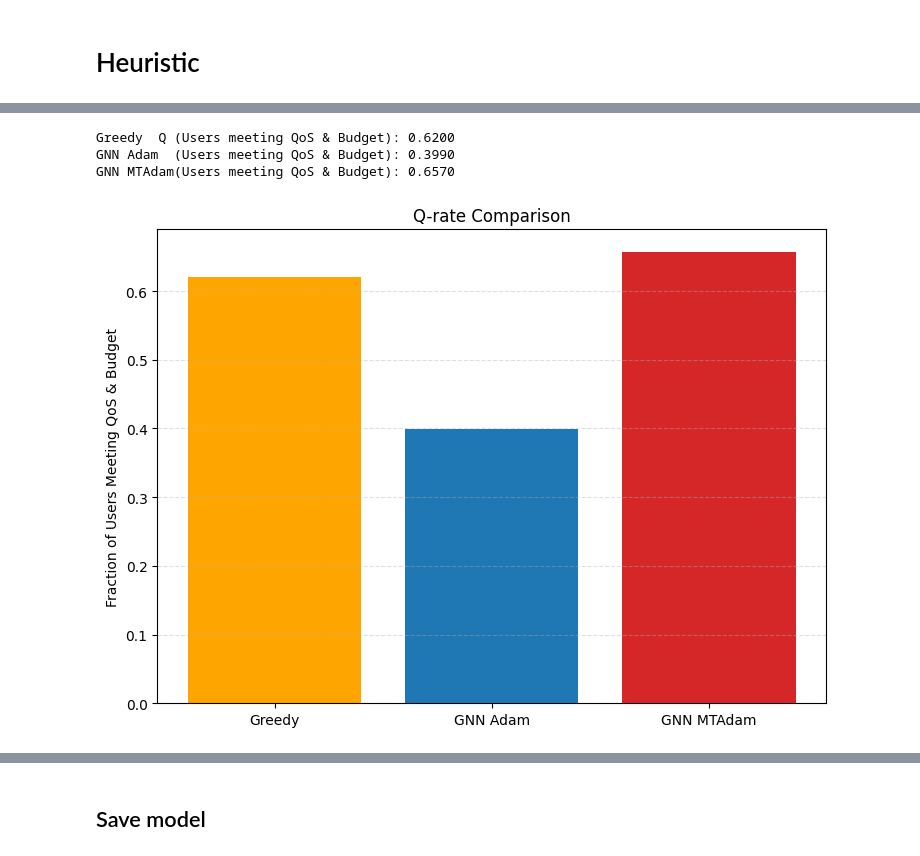
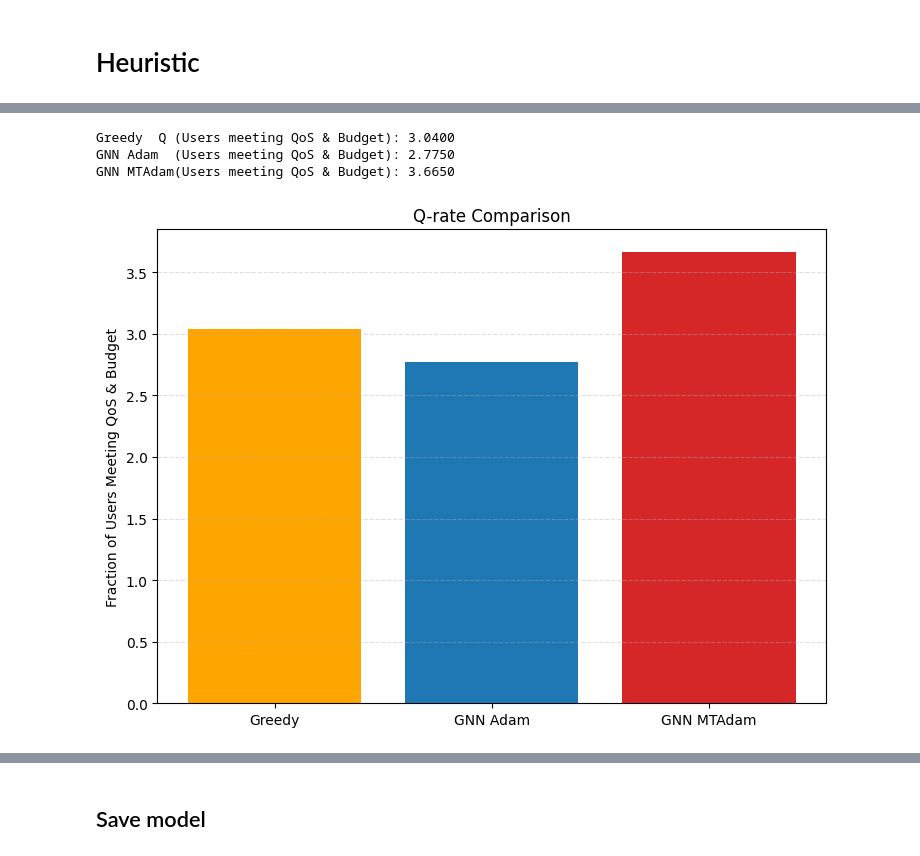
Before and after one commit to vuhoangviet0808/gnn-congestion-control, a Jupyter notebook: gcn_n.ipynb, the cells around one changed output, grey strips where cells are left out. Drawn from its saved outputs; the diff is of its cells as text; code cells hidden in the pictures.

```diff
--- a/gcn_n.ipynb
+++ b/gcn_n.ipynb
@@ -1594,8 +1618,4 @@ Greedy QoS Penalty:          0.0888
 # %%
-import torch, numpy as np
-import torch.nn.functional as F
-import matplotlib.pyplot as plt
-
 device = next(model.parameters()).device
 @torch.no_grad()
 def compute_L_and_violations(w_rx, p_f, a, aux, threshold=1e-6, eps=1e-30):
@@ -1678,40 +1698,40 @@ for i in range(num_test):
         g_ik = aux_i.get("g_ik", aux_i.get("h_ik")).to(device)  # (N,K)
         best_ap = torch.argmax(g_ik[non_lte_idx], dim=1)        # (|nonLTE|,)
         w_rx_greedy[non_lte_idx, 1 + best_ap] = 1.0
 
     subband_idx = torch.randint(0, Fbands-1, (N,), device=device)
     p_f_greedy[torch.arange(N, device=device), subband_idx] = 1.0
 
     with torch.no_grad():
         L_greedy, qos_mask_g, budget_mask_g = compute_L_and_violations(w_rx_greedy, p_f_greedy, a_greedy, aux_i)
         ok_greedy = (~qos_mask_g) & (~budget_mask_g)
         greedy_Q_count += int(ok_greedy.sum().item())
 
-greedy_Q_rate = greedy_Q_count / max(total_users, 1)
-model_Q_rate  = model_Q_count  / max(total_users, 1)
-policy_Q_rate = policy_Q_count / max(total_users, 1)
+greedy_Q_rate = greedy_Q_count / num_test
+model_Q_rate  = model_Q_count  / num_test
+policy_Q_rate = policy_Q_count / num_test
 
 print(f"Greedy  Q (Users meeting QoS & Budget): {greedy_Q_rate:.4f}")
 print(f"GNN Adam  (Users meeting QoS & Budget): {model_Q_rate:.4f}")
 print(f"GNN MTAdam(Users meeting QoS & Budget): {policy_Q_rate:.4f}")
 
 labels = ['Greedy', 'GNN Adam', 'GNN MTAdam']
 colors = ['orange', 'tab:blue', 'tab:red']
 Q_values = [greedy_Q_rate, model_Q_rate, policy_Q_rate]
 
 x = np.arange(len(labels))
 fig, ax = plt.subplots(figsize=(7.5, 5.5))
 ax.bar(x, Q_values, color=colors)
 ax.set_xticks(x); ax.set_xticklabels(labels)
 ax.set_ylabel('Fraction of Users Meeting QoS & Budget')
 ax.set_title('Q-rate Comparison')
 ax.grid(axis='y', linestyle='--', alpha=0.4)
 plt.tight_layout(); plt.show()
 # %% [output]
-Greedy  Q (Users meeting QoS & Budget): 0.6200
-GNN Adam  (Users meeting QoS & Budget): 0.3990
-GNN MTAdam(Users meeting QoS & Budget): 0.6570
+Greedy  Q (Users meeting QoS & Budget): 3.0400
+GNN Adam  (Users meeting QoS & Budget): 2.7750
+GNN MTAdam(Users meeting QoS & Budget): 3.6650
-[figure, old version]
+[figure, new version]
 # %%
 import numpy as np
 import torch
```
Also changed, not shown: parts of 19 cells of this notebook.
